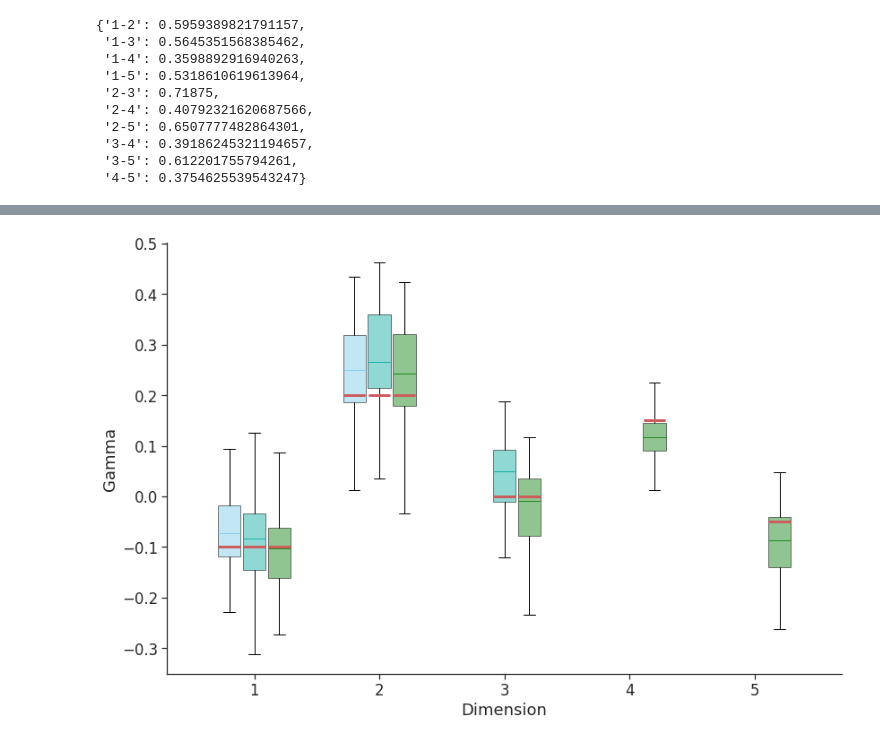
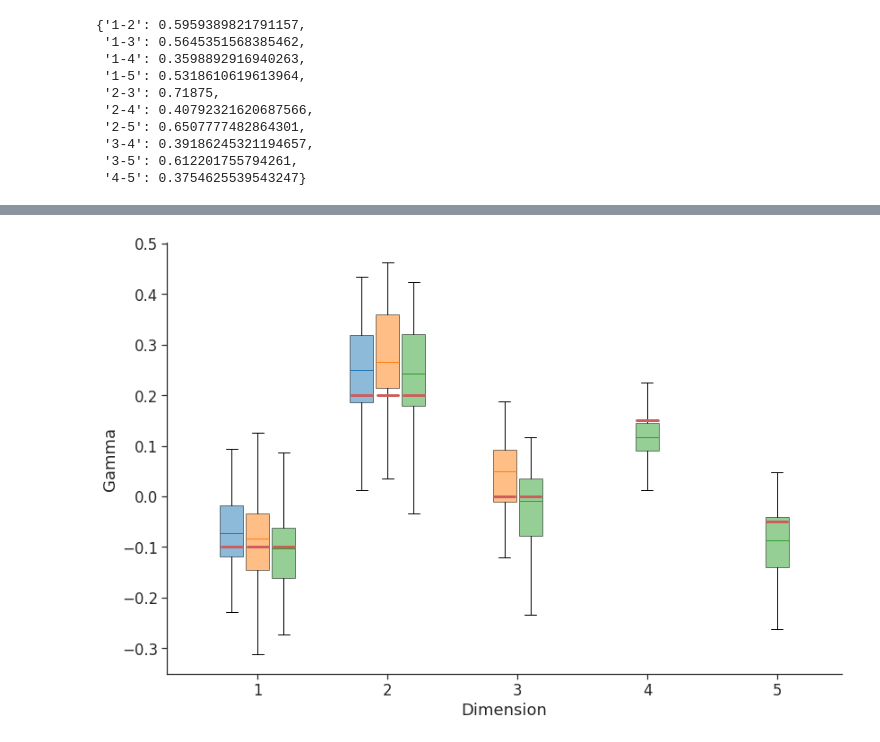
Before and after one commit to hcl516926907/GPDFlow, a Jupyter notebook: GPDFlow_Simulation_Scenario_1_Monte_Carlo.ipynb, the cells around one changed output, grey strips where cells are left out. Saved outputs shown, nothing was run; the diff lists cells and outputs as text; code cells hidden in the pictures.

```diff
--- a/GPDFlow_Simulation_Scenario_1_Monte_Carlo.ipynb
+++ b/GPDFlow_Simulation_Scenario_1_Monte_Carlo.ipynb
@@ -515,65 +544,69 @@ plt.show()
 # %%
 pairs = ['1', '2', '3', '4', '5']
 
-# --- Prepare the x-axis positions ---
 # Use the keys from the 5-dimensional dictionary as the full set of pairs.
-all_keys = sorted(gamma_dict_5.keys())  # sorted in lexicographical order; adjust as needed
+all_keys = sorted(gamma_dict_5.keys())
 x_positions = np.arange(len(all_keys))
 
-# Define offsets so that boxes from different dimensions appear side by side.
-offsets = {2: -0.2, 3: 0, 5: 0.2}
-# Colors for different empirical dimensions (choose any colors you like)
-colors = {2: 'skyblue', 3: 'lightseagreen', 5: 'forestgreen'}
-alpha_value = 0.5
+delta = 0.2  # spacing factor for box positions
 
-sns.set(style="ticks",font_scale=1.5)
+sns.set(style="ticks", font_scale=1.5)
 fig, ax = plt.subplots(figsize=(12, 8))
 
-# Plot boxplots for each empirical dictionary.
+# Prepare a mapping from each key to a list of tuples (dimension, data)
+# We use all_keys as the base so that the x-axis remains consistent.
+data_by_key = {key: [] for key in all_keys}
 for dim, chi_dict in [(2, gamma_dict_2),
                       (3, gamma_dict_3),
                       (5, gamma_dict_5)]:
-    data_to_plot = []
-    pos = []
-    key_list = []
-    for i, key in enumerate(all_keys):
-        if key in chi_dict:
-            data_to_plot.append(chi_dict[key])
-            pos.append(x_positions[i] + offsets[dim])
-            key_list.append(key)
-    if data_to_plot:
-        bp = ax.boxplot(data_to_plot, positions=pos, widths=0.18,
+    for key, data in chi_dict.items():
+        if key in data_by_key:
+            data_by_key[key].append((dim, data))
+
+colors = {2: '#1f77b4', 3: '#ff7f0e', 5: '#2ca02c'}
+alpha_value = 0.5
+
+# Loop over each key and plot the boxplots for the dimensions available.
+for i, key in enumerate(all_keys):
+    # Sort by dimension to maintain a consistent order (2, then 3, then 5)
+    items = sorted(data_by_key[key], key=lambda x: x[0])
+    n = len(items)
+    if n == 0:
+        continue
+    # Compute offsets so that the available boxplots are centered.
+    offsets = [ (j - (n-1)/2) * delta for j in range(n) ]
+    # Plot each available boxplot at the computed offset
+    for offset, (dim, data) in zip(offsets, items):
+        pos = x_positions[i] + offset
+        bp = ax.boxplot(data, positions=[pos], widths=0.18,
                         patch_artist=True, showfliers=False)
-        # Update box color and add transparency.
         for patch in bp['boxes']:
             patch.set_facecolor(colors[dim])
             patch.set_alpha(alpha_value)
-        # Set median line color same as box color.
         for median in bp['medians']:
             median.set_color(colors[dim])
-        # Add theoretical line on each box.
-        for x_val, key in zip(pos, key_list):
-            if key in gamma_true:
-                theory_val = gamma_true[key]
-                ax.plot([x_val - 0.08, x_val + 0.08],
-                        [theory_val, theory_val],
-                        color='indianred', lw=3)
+        # Plot the theoretical line if available.
+        if key in gamma_true:
+            theory_val = gamma_true[key]
+            ax.plot([pos - 0.08, pos + 0.08],
+                    [theory_val, theory_val],
+                    color='indianred', lw=3)
 
 # Set x-axis labels.
 ax.set_xticks(x_positions)
 ax.set_xticklabels(all_keys)
 ax.set_xlabel("Dimension")
 ax.set_ylabel("Gamma")
 # ax.set_title("Empirical Tail Dependence Boxplots with Theoretical Lines")
 
 # Add legend.
 # from matplotlib.patches import Patch
 # legend_elements = [Patch(facecolor=colors[dim], label=f'Monte Calro Results in Dim {dim}', alpha=alpha_value) for dim in [2, 3, 5]]
 # legend_elements.append(plt.Line2D([0], [0], color='darkorange', lw=2, label='Theoretical'))
 # ax.legend(handles=legend_elements, loc='best',fontsize=15)
 sns.despine()
 plt.tight_layout()
 plt.savefig(dir_out + 'Plots/'+f'Simulation_1_gamma.pdf',bbox_inches='tight')
 plt.show()
 # %% [output]
-[figure, old version]
+[figure, new version]
```
Also changed, not shown: parts of 7 cells of this notebook, 19 other files.
